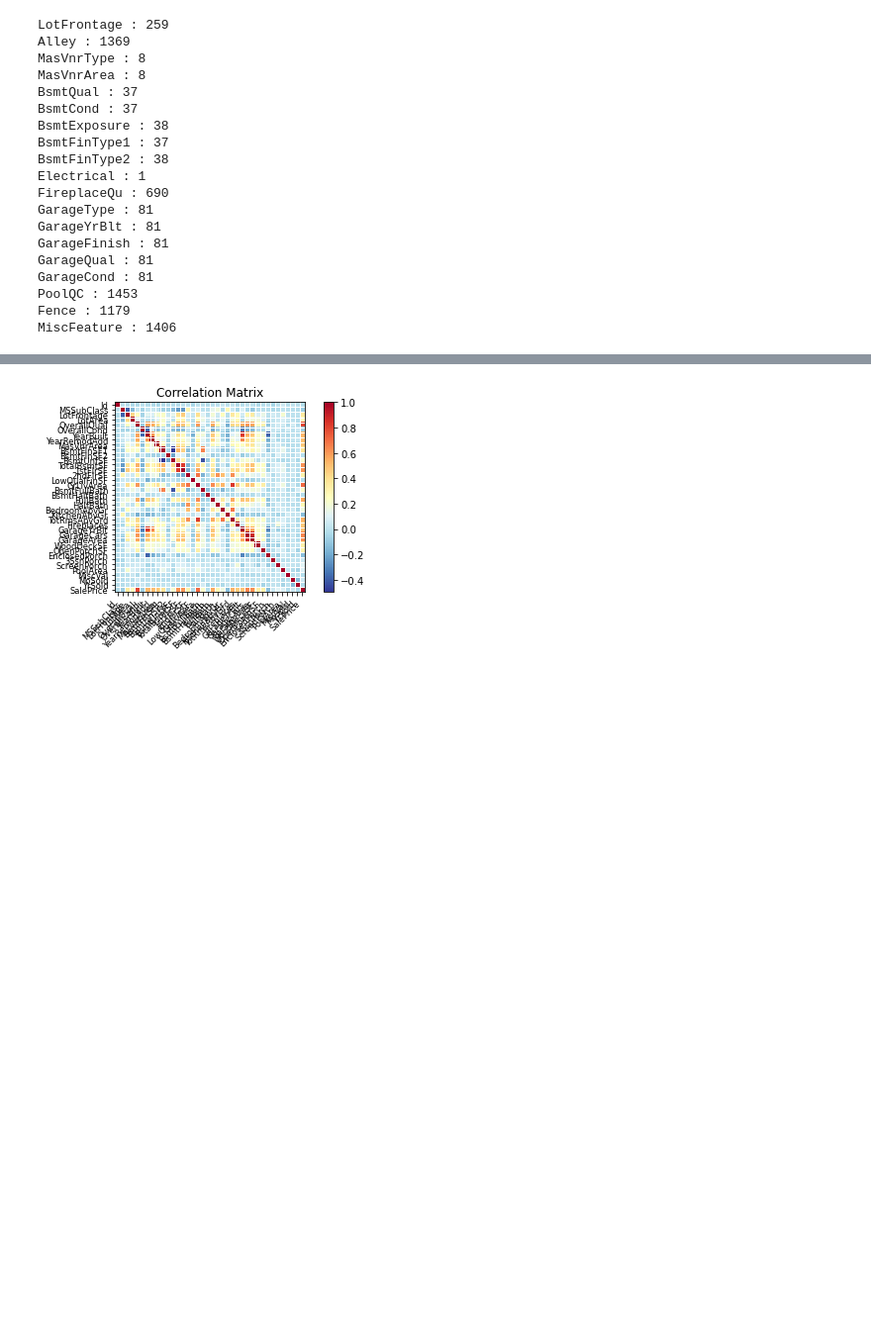
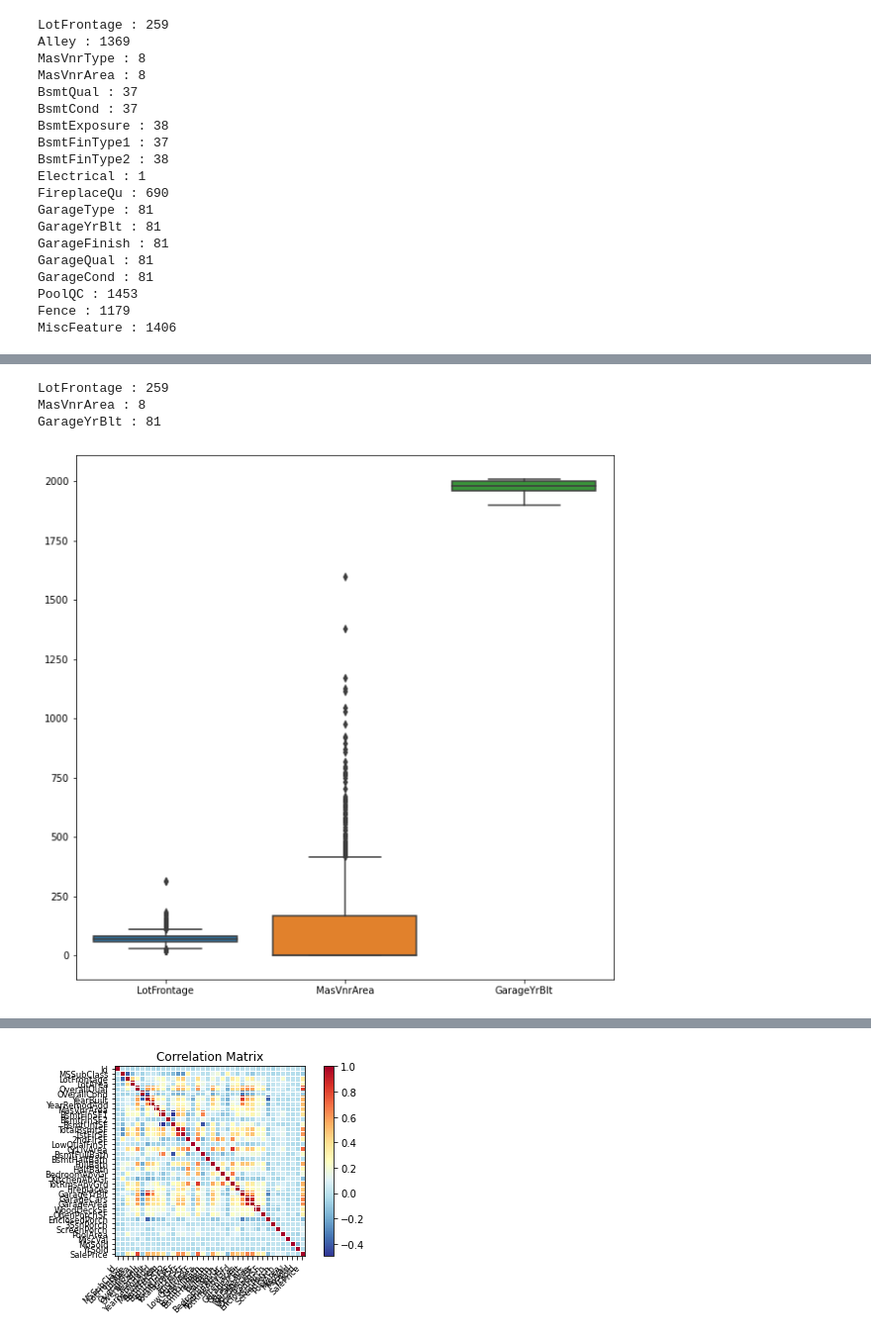
Before and after one commit to OdyAsh/ml-problems, a Jupyter notebook: Assignment 1/All Group Members/Regression.ipynb, the cells around one changed output, grey strips where cells are left out. Shown at 99% size. Drawn from its saved outputs; the diff is of its cells as text; code cells hidden in the pictures; blank space fills up the shorter version.

```diff
--- a/Assignment 1/All Group Members/Regression.ipynb
+++ b/Assignment 1/All Group Members/Regression.ipynb
@@ -46,4 +46,4 @@ df
 # %% [markdown]
 No need for the ID attribute since it's a sequential numbering of the data and the data is already indexed.
 # %%
-df.drop(columns=['id' ], inplace = True)
+df.drop(columns=['Id'], inplace = True)
@@ -118,0 +119,2 @@ MiscFeature : 1406
+# %%
+df.drop(columns=['Alley', 'PoolQC', 'Fence', 'MiscFeature'], inplace = True)
@@ -118,0 +157,31 @@ MiscFeature : 1406
+# %%
+df['MasVnrType'].fillna(df['MasVnrType'].mode()[0], inplace=True)
+df['BsmtQual'].fillna(df['BsmtQual'].mode()[0], inplace=True)
+df['BsmtCond'].fillna(df['BsmtCond'].mode()[0], inplace=True)
+df['BsmtExposure'].fillna(df['BsmtExposure'].mode()[0], inplace=True)
+df['BsmtFinType1'].fillna(df['BsmtFinType1'].mode()[0], inplace=True)
+df['BsmtFinType2'].fillna(df['BsmtFinType2'].mode()[0], inplace=True)
+df['Electrical'].fillna(df['Electrical'].mode()[0], inplace=True)
+df['FireplaceQu'].fillna(df['FireplaceQu'].mode()[0], inplace=True)
+df['GarageType'].fillna(df['GarageType'].mode()[0], inplace=True)
+df['FireplaceQu'].fillna(df['FireplaceQu'].mode()[0], inplace=True)
+df['GarageFinish'].fillna(df['GarageFinish'].mode()[0], inplace=True)
+df['GarageQual'].fillna(df['GarageQual'].mode()[0], inplace=True)
+df['GarageCond'].fillna(df['GarageCond'].mode()[0], inplace=True)
+# %%
+cols = []
+for col in df:
+    if (df[col].isnull().sum() > 0):
+        print(col,":", df[col].isnull().sum())
+        cols.append(col)
+# %% [output]
+LotFrontage : 259
+MasVnrArea : 8
+GarageYrBlt : 81
+# %%
+temp = df[cols]
+fig = plt.figure(figsize =(10, 10))
+sns.boxplot(data = temp)
+plt.show()
+# %% [output]
+[figure, added]
```
Also changed, not shown: parts of 11 cells of this notebook.
